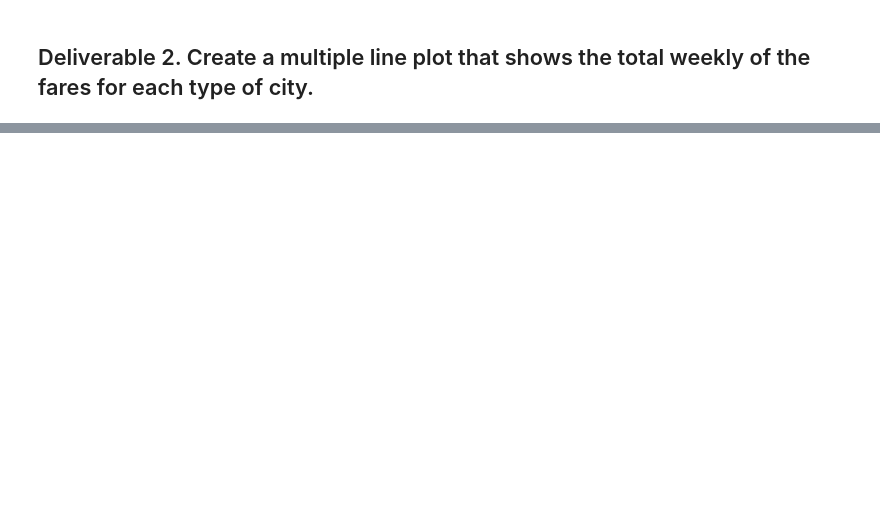
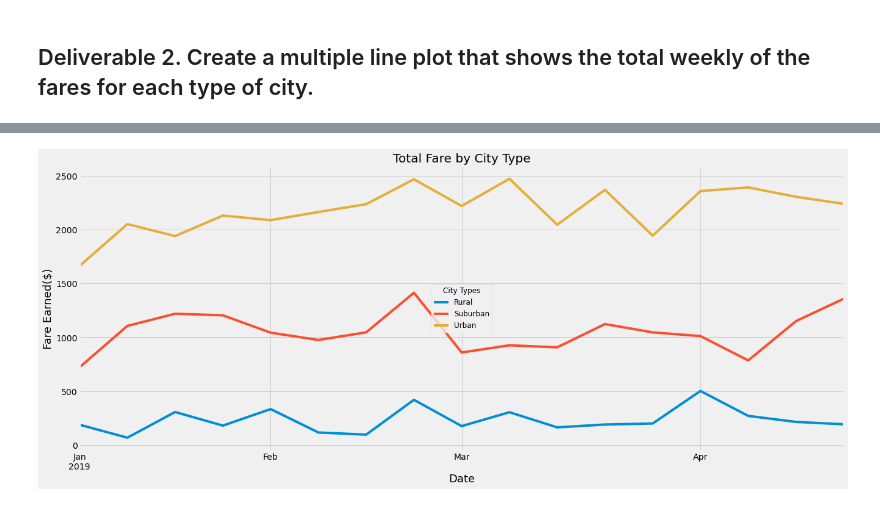
Before and after one commit to avarnhagen/PyBer_Analysis, a Jupyter notebook: PyBer_Challenge.ipynb, the cells around one changed output, grey strips where cells are left out. Cells and saved outputs as stored; diff of their text form; code cells hidden in the pictures; blank space fills up the shorter version.

```diff
--- a/PyBer_Challenge.ipynb
+++ b/PyBer_Challenge.ipynb
@@ -142,3 +216,6 @@ NameError: name 'pyber_summary_df' is not defined
 # %%
 # 4. Create a pivot table with the 'date' as the index, the columns ='type', and values='fare'
 # to get the total fares for each type of city by the date.
+
+date_rides_pivot_df = date_rides_df.pivot(index="date", columns="type", values="fare")
+date_rides_pivot_df.head(10)
@@ -145,2 +235,4 @@ NameError: name 'pyber_summary_df' is not defined
 # %%
 # 5. Create a new DataFrame from the pivot table DataFrame using loc on the given dates, '2019-01-01':'2019-04-29'.
+date_rides_jan_apr_2019_df = date_rides_pivot_df.loc['2019-01-01':'2019-04-29']
+date_rides_jan_apr_2019_df
@@ -147,5 +254,5 @@ NameError: name 'pyber_summary_df' is not defined
 # %%
 # 6. Set the "date" index to datetime datatype. This is necessary to use the resample() method in Step 8.
-# df.index = pd.to_datetime(df.index)
+date_rides_jan_apr_2019_df.index = pd.to_datetime(date_rides_jan_apr_2019_df.index)
 # %%
 # 7. Check that the datatype for the index is datetime using df.info()
@@ -152,2 +271,5 @@ NameError: name 'pyber_summary_df' is not defined
 # %%
 # 8. Create a new DataFrame using the "resample()" function by week 'W' and get the sum of the fares for each week.
+
+date_rides_jan_apr_2019_week_df = date_rides_jan_apr_2019_df.resample("W").sum()
+date_rides_jan_apr_2019_week_df.head(20)
@@ -154,7 +296,19 @@ NameError: name 'pyber_summary_df' is not defined
 # %%
 # 8. Using the object-oriented interface method, plot the resample DataFrame using the df.plot() function.
 
 # Import the style from Matplotlib.
 from matplotlib import style
 # Use the graph style fivethirtyeight.
 style.use('fivethirtyeight')
+# Create plot using dataframe, specify title and size
+date_rides_jan_apr_2019_week_df.plot(title="Total Fare by City Type",figsize=(20,8))
+# Legend fontsize, location, title
+lgnd = plt.legend(fontsize="12",loc="center", title="City Types")
+# Legend title font size
+lgnd.get_title().set_fontsize(12)
+# x and y axis labels
+plt.ylabel("Fare Earned($)", fontsize=18)
+plt.xlabel("Date", fontsize=18)
+plt.savefig("Resources/Fig2.png")
+# %% [output]
+[figure, added]
```
Also changed, not shown: parts of 11 cells of this notebook, 2 other files.
